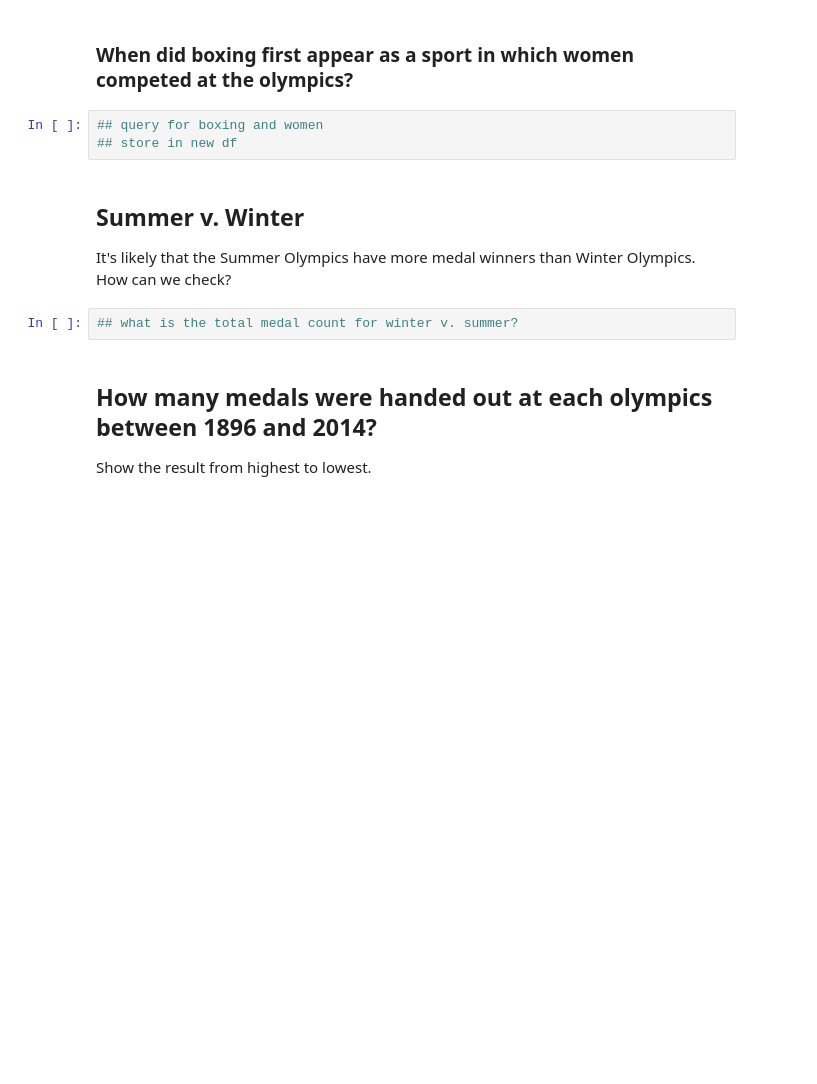
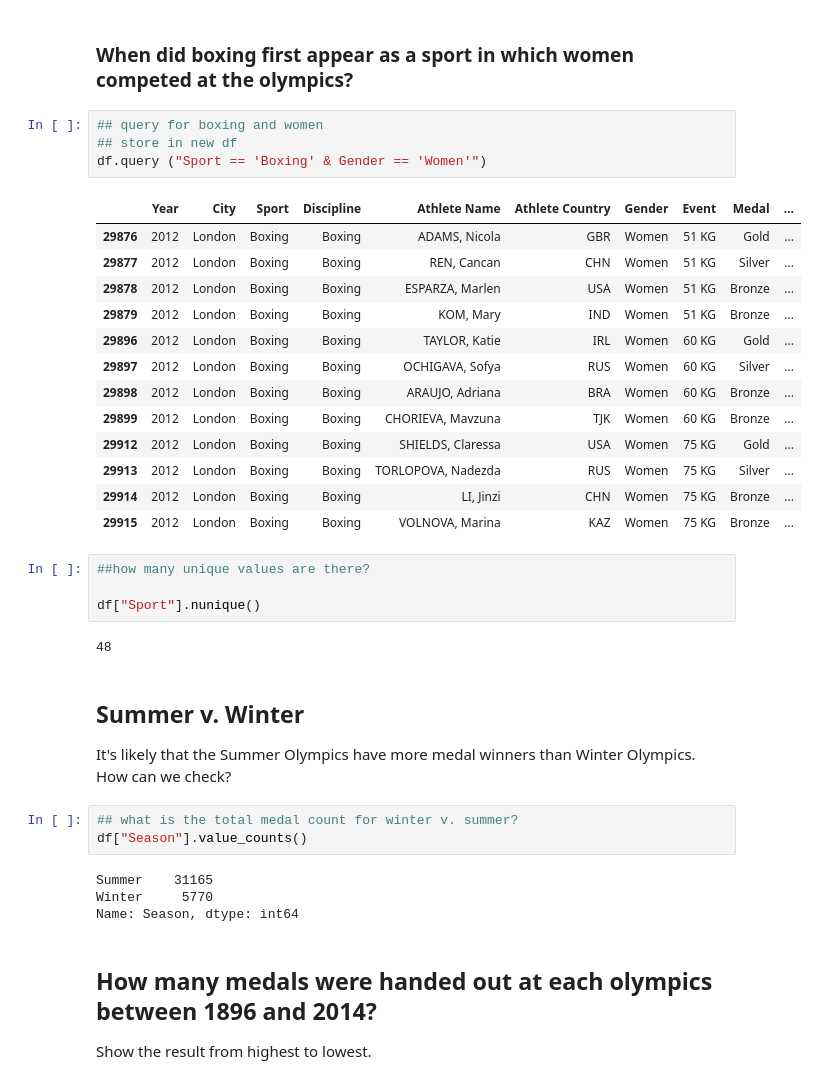
Before and after one commit to Marycunningham79/2023-spring-data-journalism, a Jupyter notebook: demos/wk04-sorting,filtering,subsetting-DEMO (1).ipynb, the cells around one changed output. Drawn from its saved outputs; the diff is of its cells as text; blank space fills up the shorter version.

```diff
--- a/demos/wk04-sorting,filtering,subsetting-DEMO (1).ipynb
+++ b/demos/wk04-sorting,filtering,subsetting-DEMO (1).ipynb
@@ -694,12 +670,38 @@ df.query("(Sport == 'Tennis'| Sport =='Boxing') & Gender == 'Women'")
 # %%
 ## query for boxing and women
 ## store in new df
+df.query ("Sport == 'Boxing' & Gender == 'Women'")
+# %% [output]
+|  | Year | City | Sport | Discipline | Athlete Name | Athlete Country | Gender | Event | Medal | ... |
+| 29876 | 2012 | London | Boxing | Boxing | ADAMS, Nicola | GBR | Women | 51 KG | Gold | ... |
+| 29877 | 2012 | London | Boxing | Boxing | REN, Cancan | CHN | Women | 51 KG | Silver | ... |
+| 29878 | 2012 | London | Boxing | Boxing | ESPARZA, Marlen | USA | Women | 51 KG | Bronze | ... |
+| 29879 | 2012 | London | Boxing | Boxing | KOM, Mary | IND | Women | 51 KG | Bronze | ... |
+| 29896 | 2012 | London | Boxing | Boxing | TAYLOR, Katie | IRL | Women | 60 KG | Gold | ... |
+| 29897 | 2012 | London | Boxing | Boxing | OCHIGAVA, Sofya | RUS | Women | 60 KG | Silver | ... |
+| 29898 | 2012 | London | Boxing | Boxing | ARAUJO, Adriana | BRA | Women | 60 KG | Bronze | ... |
+| 29899 | 2012 | London | Boxing | Boxing | CHORIEVA, Mavzuna | TJK | Women | 60 KG | Bronze | ... |
+| 29912 | 2012 | London | Boxing | Boxing | SHIELDS, Claressa | USA | Women | 75 KG | Gold | ... |
+| 29913 | 2012 | London | Boxing | Boxing | TORLOPOVA, Nadezda | RUS | Women | 75 KG | Silver | ... |
+| 29914 | 2012 | London | Boxing | Boxing | LI, Jinzi | CHN | Women | 75 KG | Bronze | ... |
+| 29915 | 2012 | London | Boxing | Boxing | VOLNOVA, Marina | KAZ | Women | 75 KG | Bronze | ... |
+# %%
+##how many unique values are there?
+
+df["Sport"].nunique()
+# %% [output]
+48
 # %% [markdown]
 ## Summer v. Winter
 
 It's likely that the Summer Olympics have more medal winners than Winter Olympics. How can we check?
 # %%
 ## what is the total medal count for winter v. summer?
+df["Season"].value_counts()
+# %% [output]
+Summer    31165
+Winter     5770
+Name: Season, dtype: int64
 # %% [markdown]
 ## How many medals were handed out at each olympics between 1896 and 2014?
 
```
Also changed, not shown: parts of 11 cells of this notebook, 4 other files.
